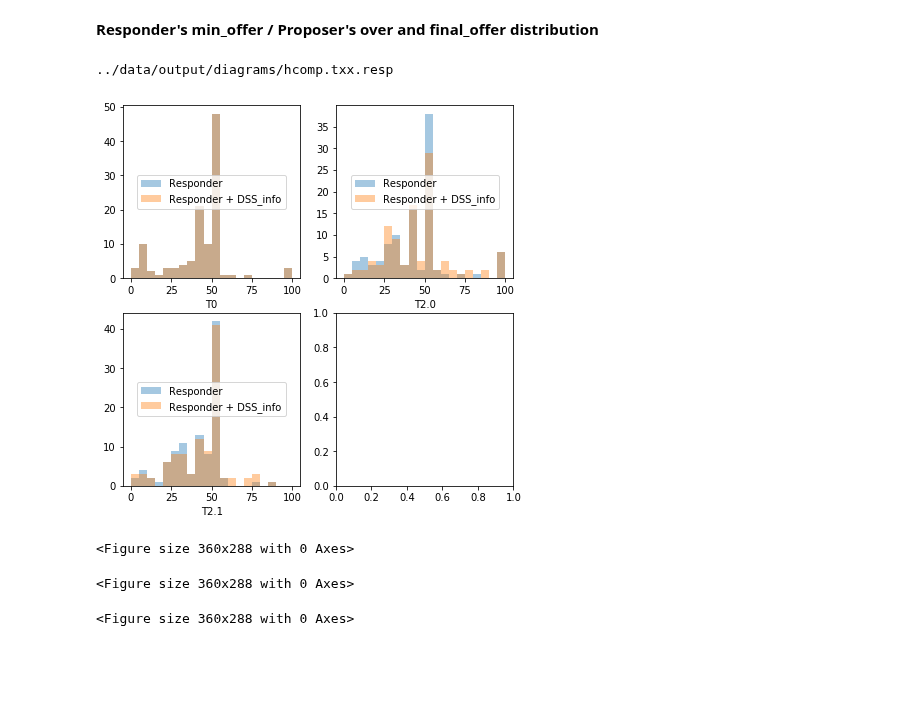
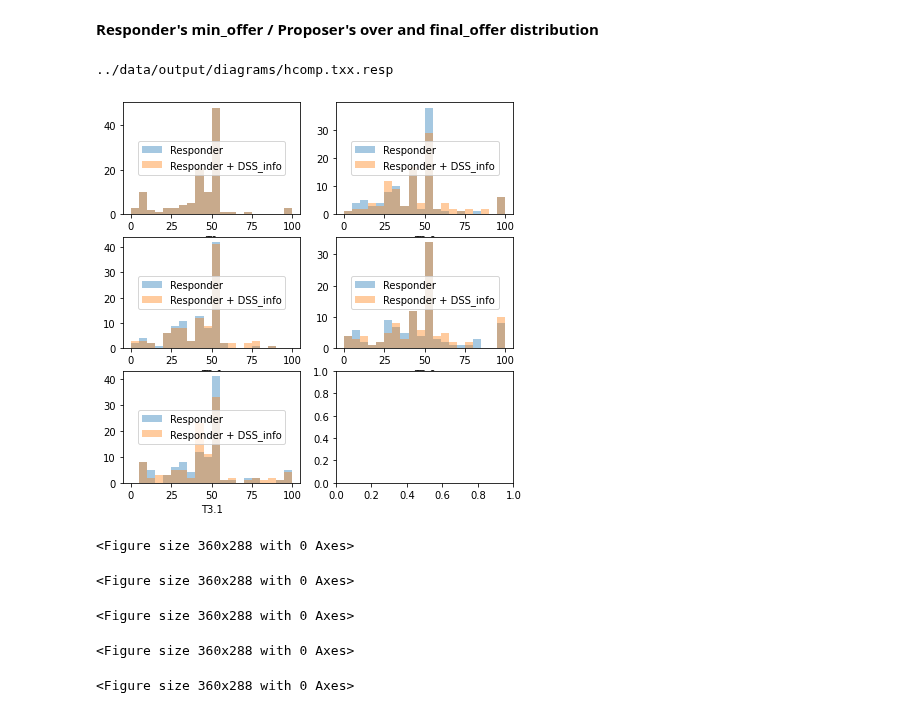
Before and after one commit to afranck64/ultimatum, a Jupyter notebook: notebooks_hcomp/Data - Responder.ipynb, the cells around one changed output. Drawn from its saved outputs; the diff is of its cells as text; code cells hidden in the pictures; blank space fills up the shorter version.

```diff
--- a/notebooks_hcomp/Data - Responder.ipynb
+++ b/notebooks_hcomp/Data - Responder.ipynb
@@ -13,7 +13,7 @@ from IPython.display import display
 from sklearn.model_selection import train_test_split
 from sklearn.metrics import r2_score
 import seaborn as sns
-import imblearn
+
 
 from utils import get_dfs_full_prop
 
@@ -32,7 +32,7 @@ dfs_full = {}
 result_df = pd.DataFrame(index=range(105))
 stats = pd.DataFrame(index=["min_offer", "min_offer_final"])
 
-TREATMENTS = {"t00", "t10a", "t11a", "t12", "t13", "t20"}
+TREATMENTS = {"t00", "t10a", "t11a", "t12", "t13", "t20", "t30", "t31"}
 TREATMENTS_MAPPING = {
     "t00": "T0",
 #     "t10a": "TAI.R",
@@ -40,6 +40,8 @@ TREATMENTS_MAPPING = {
     "t12": "T2.0",
     "t13": "T2.1",
     #"t20": "TAIAuto.R",
+    "t30": "T3.0",
+    "t31": "T3.1",
 
 }
 TREATMENTS = sorted(TREATMENTS_MAPPING.values())
@@ -98,35 +100,37 @@ sns.barplot(data=result_df)
 # %%
 
 bins = list(range(0, 105, 5))
 
 idx = 0
 
-f, axes = plt.subplots(2, 2, figsize=(7, 7))
+f, axes = plt.subplots(3, 2, figsize=(7, 7))
 
 nb_rows = 3
 nb_cols = 2
 for treatment in sorted(TREATMENTS):
     df = dfs_full[treatment]
     fig = plt.figure(figsize=(5, 4))
     ax = sns.distplot(df["min_offer"], hist=True, kde=False, bins=bins, ax=axes[idx//nb_cols, idx%nb_cols],  axlabel=treatment, label="Responder")
     _ = ax.legend()
     if treatment.upper() not in {"T0.R"}:
         ax = sns.distplot(df["min_offer_final"], hist=True, kde=False, bins=bins, ax=axes[idx//nb_cols, idx%nb_cols],  axlabel=treatment, label="Responder + DSS_info")
     _ = ax.legend(loc="center")
 
     idx += 1
 _ = plt.tight_layout()
 
 
 f.savefig(os.path.join(export_folder, "min_offers.pdf"), bbox_inches='tight')
 
 print(export_folder)
 # %% [output]
 ../data/output/diagrams/hcomp.txx.resp
-[figure, old version]
+[figure, new version]
 <Figure size 360x288 with 0 Axes>
 <Figure size 360x288 with 0 Axes>
 <Figure size 360x288 with 0 Axes>
+<Figure size 360x288 with 0 Axes>
+<Figure size 360x288 with 0 Axes>
 # %%
 
 bins = np.array(list(range(-55, 55, 5)))
```
Also changed, not shown: parts of 10 cells of this notebook, 2 other files.
